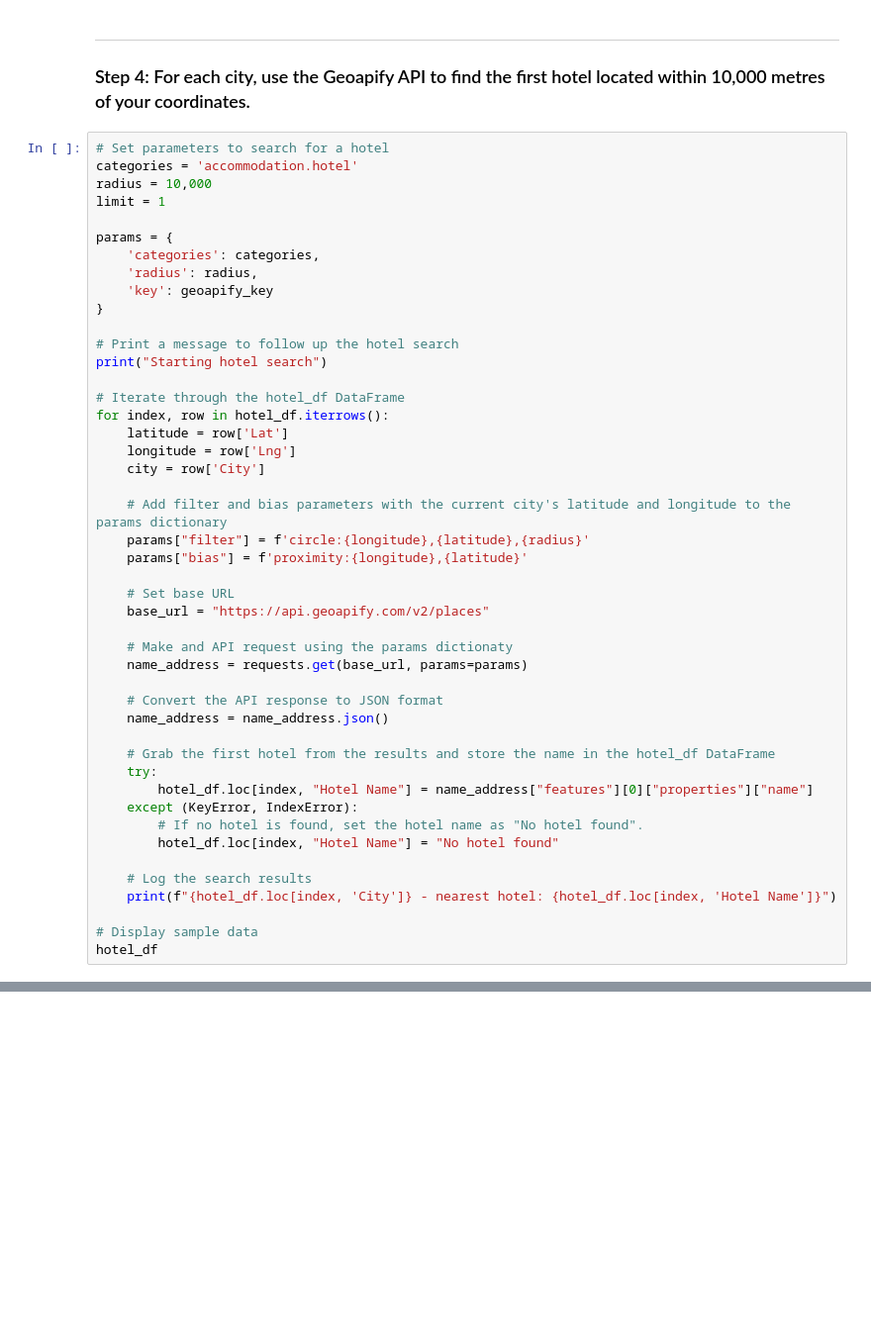
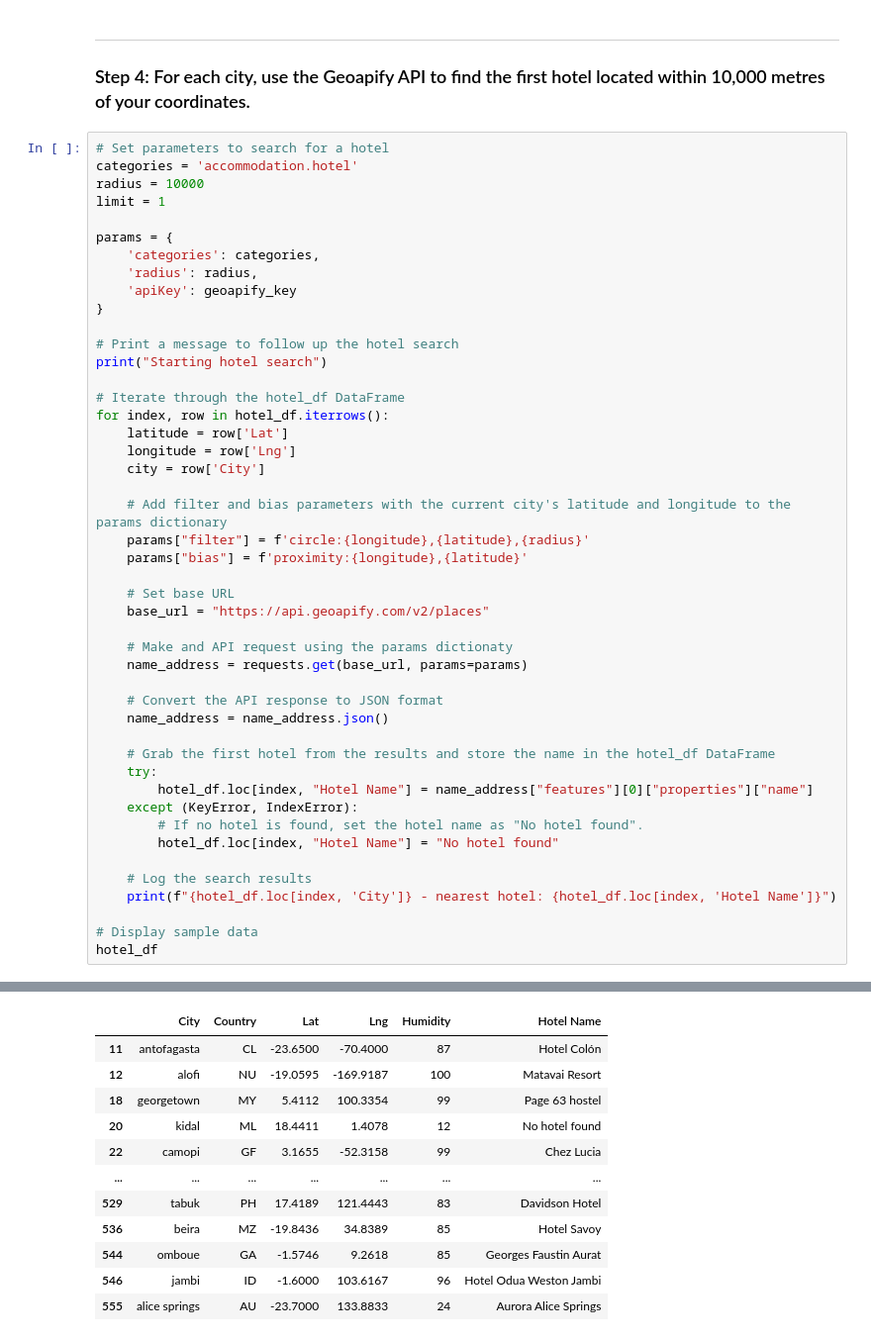
Before and after one commit to emilyneaville/python-api-challenge, a Jupyter notebook: WeatherPy/VacationPy.ipynb, the cells around one changed output, grey strips where cells are left out. Shown: that part at 99% size. Saved outputs shown, nothing was run; the diff lists cells and outputs as text; blank space fills up the shorter version.

Commit message:
Added loop to locate hotels and add to df
Needed to remove comma from 10000 and change key to apiKey

```diff
--- a/WeatherPy/VacationPy.ipynb
+++ b/WeatherPy/VacationPy.ipynb
@@ -95,13 +95,13 @@ hotel_df
 # %%
 # Set parameters to search for a hotel
 categories = 'accommodation.hotel'
-radius = 10,000
+radius = 10000
 limit = 1
 
 params = {
     'categories': categories,
     'radius': radius,
-    'key': geoapify_key
+    'apiKey': geoapify_key
 }
 
 # Print a message to follow up the hotel search
@@ -161,0 +159,12 @@ thongwa - nearest hotel: No hotel found
+|  | City | Country | Lat | Lng | Humidity | Hotel Name |
+| 11 | antofagasta | CL | -23.6500 | -70.4000 | 87 | Hotel Colón |
+| 12 | alofi | NU | -19.0595 | -169.9187 | 100 | Matavai Resort |
+| 18 | georgetown | MY | 5.4112 | 100.3354 | 99 | Page 63 hostel |
+| 20 | kidal | ML | 18.4411 | 1.4078 | 12 | No hotel found |
+| 22 | camopi | GF | 3.1655 | -52.3158 | 99 | Chez Lucia |
+| ... | ... | ... | ... | ... | ... | ... |
+| 529 | tabuk | PH | 17.4189 | 121.4443 | 83 | Davidson Hotel |
+| 536 | beira | MZ | -19.8436 | 34.8389 | 85 | Hotel Savoy |
+| 544 | omboue | GA | -1.5746 | 9.2618 | 85 | Georges Faustin Aurat |
+| 546 | jambi | ID | -1.6000 | 103.6167 | 96 | Hotel Odua Weston Jambi |
+| 555 | alice springs | AU | -23.7000 | 133.8833 | 24 | Aurora Alice Springs |
```
Also changed, not shown: parts of 1 cell of this notebook.
